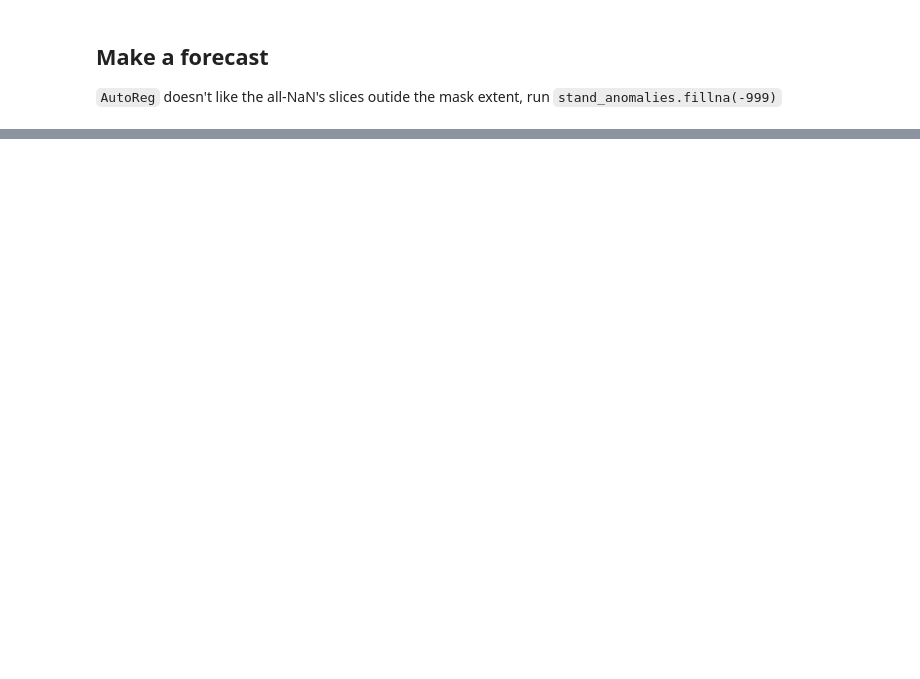
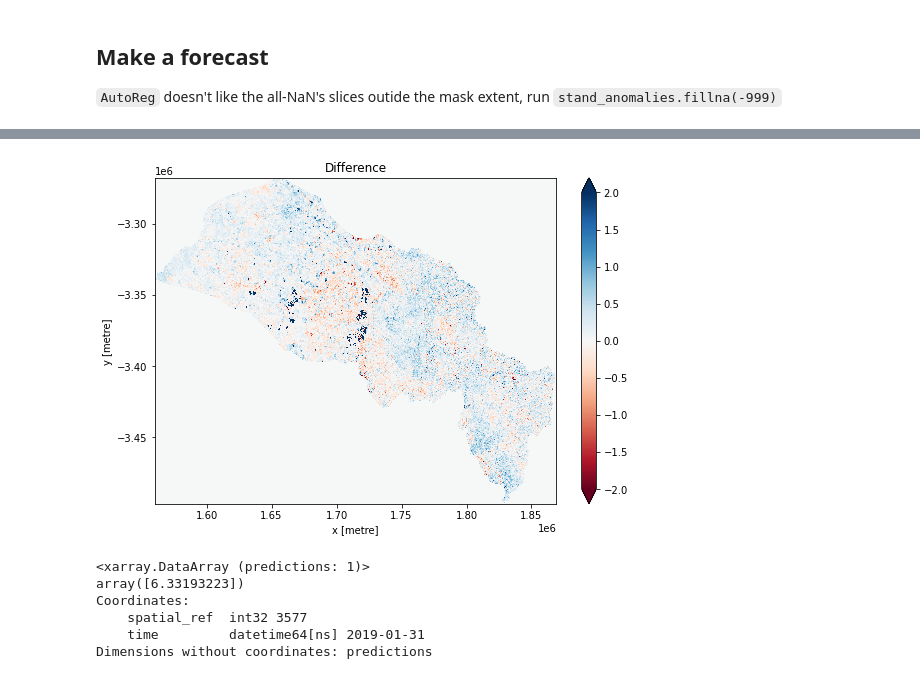
Before and after one commit to cbur24/vegetation_forecasts, a Jupyter notebook: catchment_scale_testing.ipynb, the cells around one changed output, grey strips where cells are left out. Saved outputs shown, nothing was run; the diff lists cells and outputs as text; code cells hidden in the pictures; blank space fills up the shorter version.

```diff
--- a/catchment_scale_testing.ipynb
+++ b/catchment_scale_testing.ipynb
@@ -280,0 +283,16 @@ stand_anomalies.isel(x=range(700,1000),y=range(600,800),time=range(58,60)).plot(
+# %%
+diff = predict - stand_anomalies.isel(time=-1)
+
+diff.plot(size=6, vmin=-2.0, vmax=2, cmap='RdBu')
+plt.title('Difference');
+# %% [output]
+[figure, added]
+# %%
+diff.mean(['x','y'])
+# %% [output]
+<xarray.DataArray (predictions: 1)>
+array([6.33193223])
+Coordinates:
+    spatial_ref  int32 3577
+    time         datetime64[ns] 2019-01-31
+Dimensions without coordinates: predictions
```
Also changed, not shown: parts of 19 cells of this notebook.
